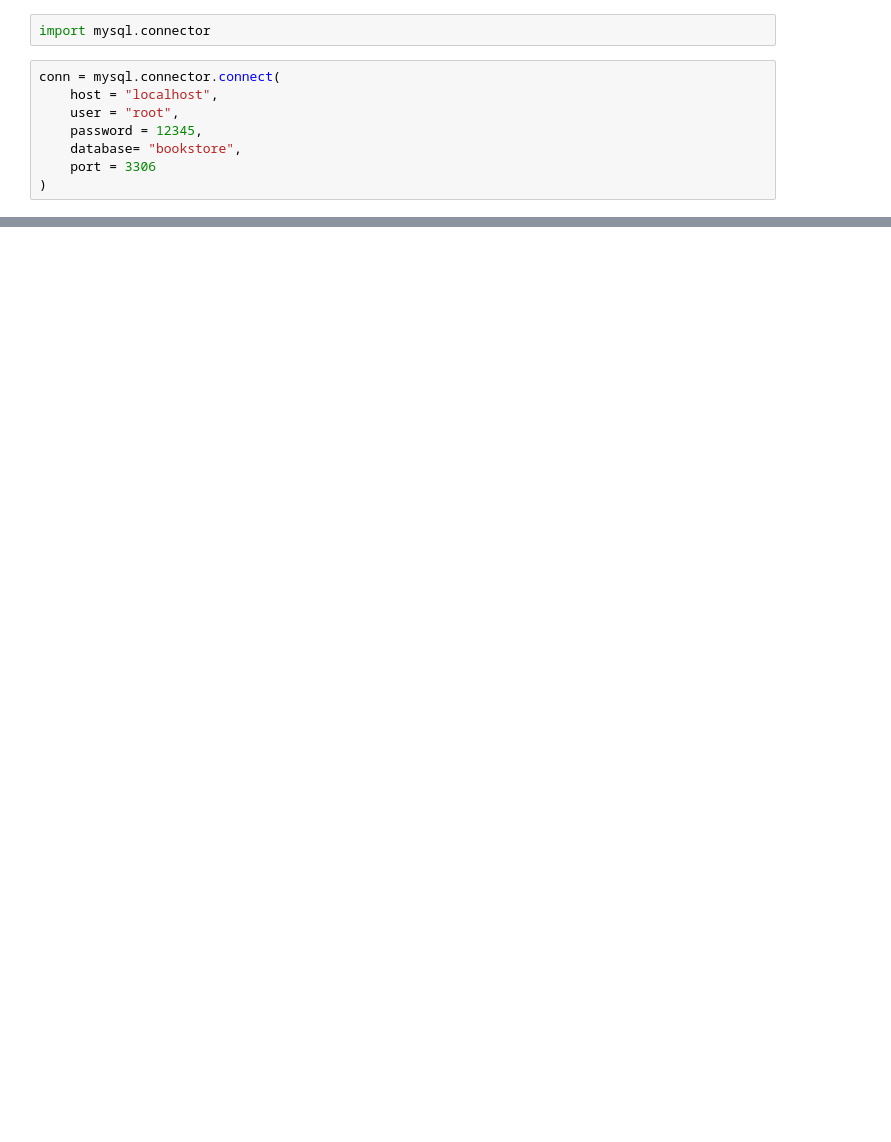
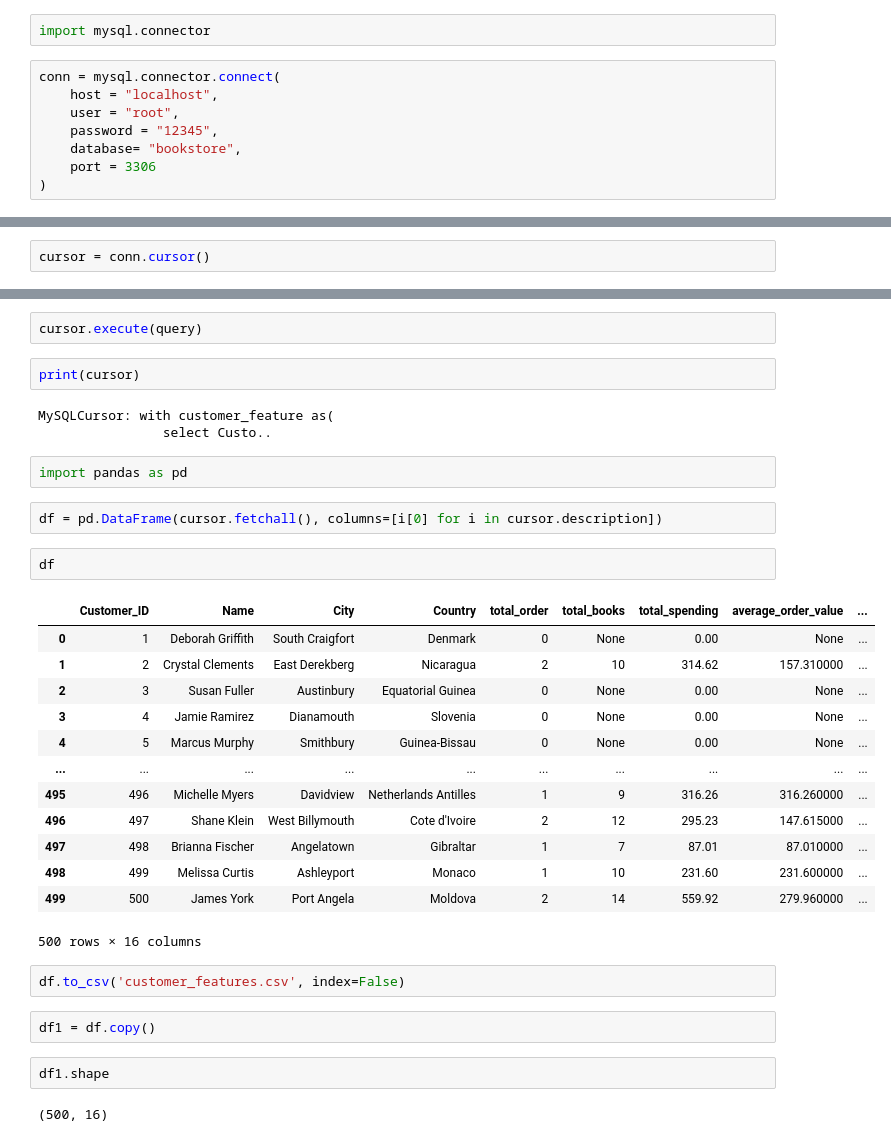
Before and after one commit to chandannafria/LangSmith, a Jupyter notebook: mysql/data_feature.ipynb, the cells around one changed output, grey strips where cells are left out. Drawn from its saved outputs; the diff is of its cells as text; blank space fills up the shorter version.

Commit message:
add a file to update a data feature

```diff
--- a/mysql/data_feature.ipynb
+++ b/mysql/data_feature.ipynb
@@ -4,7 +4,7 @@ import mysql.connector
 conn = mysql.connector.connect(
     host = "localhost",
     user = "root",
-    password = 12345,
+    password = "12345",
     database= "bookstore",
     port = 3306
 )
@@ -12,0 +16,2 @@ AttributeError: 'int' object has no attribute 'encode'
+# %%
+cursor = conn.cursor()
@@ -12,0 +137,35 @@ AttributeError: 'int' object has no attribute 'encode'
+# %%
+cursor.execute(query)
+# %%
+print(cursor)
+# %% [output]
+MySQLCursor: with customer_feature as(
+                select Custo..
+# %%
+import pandas as pd
+# %%
+df = pd.DataFrame(cursor.fetchall(), columns=[i[0] for i in cursor.description])
+# %%
+df
+# %% [output]
+|  | Customer_ID | Name | City | Country | total_order | total_books | total_spending | average_order_value | ... |
+| 0 | 1 | Deborah Griffith | South Craigfort | Denmark | 0 | None | 0.00 | None | ... |
+| 1 | 2 | Crystal Clements | East Derekberg | Nicaragua | 2 | 10 | 314.62 | 157.310000 | ... |
+| 2 | 3 | Susan Fuller | Austinbury | Equatorial Guinea | 0 | None | 0.00 | None | ... |
+| 3 | 4 | Jamie Ramirez | Dianamouth | Slovenia | 0 | None | 0.00 | None | ... |
+| 4 | 5 | Marcus Murphy | Smithbury | Guinea-Bissau | 0 | None | 0.00 | None | ... |
+| ... | ... | ... | ... | ... | ... | ... | ... | ... | ... |
+| 495 | 496 | Michelle Myers | Davidview | Netherlands Antilles | 1 | 9 | 316.26 | 316.260000 | ... |
+| 496 | 497 | Shane Klein | West Billymouth | Cote d'Ivoire | 2 | 12 | 295.23 | 147.615000 | ... |
+| 497 | 498 | Brianna Fischer | Angelatown | Gibraltar | 1 | 7 | 87.01 | 87.010000 | ... |
+| 498 | 499 | Melissa Curtis | Ashleyport | Monaco | 1 | 10 | 231.60 | 231.600000 | ... |
+| 499 | 500 | James York | Port Angela | Moldova | 2 | 14 | 559.92 | 279.960000 | ... |
+500 rows × 16 columns
+# %%
+df.to_csv('customer_features.csv', index=False)
+# %%
+df1 = df.copy()
+# %%
+df1.shape
+# %% [output]
+(500, 16)
```
Also changed, not shown: parts of 5 cells of this notebook.
